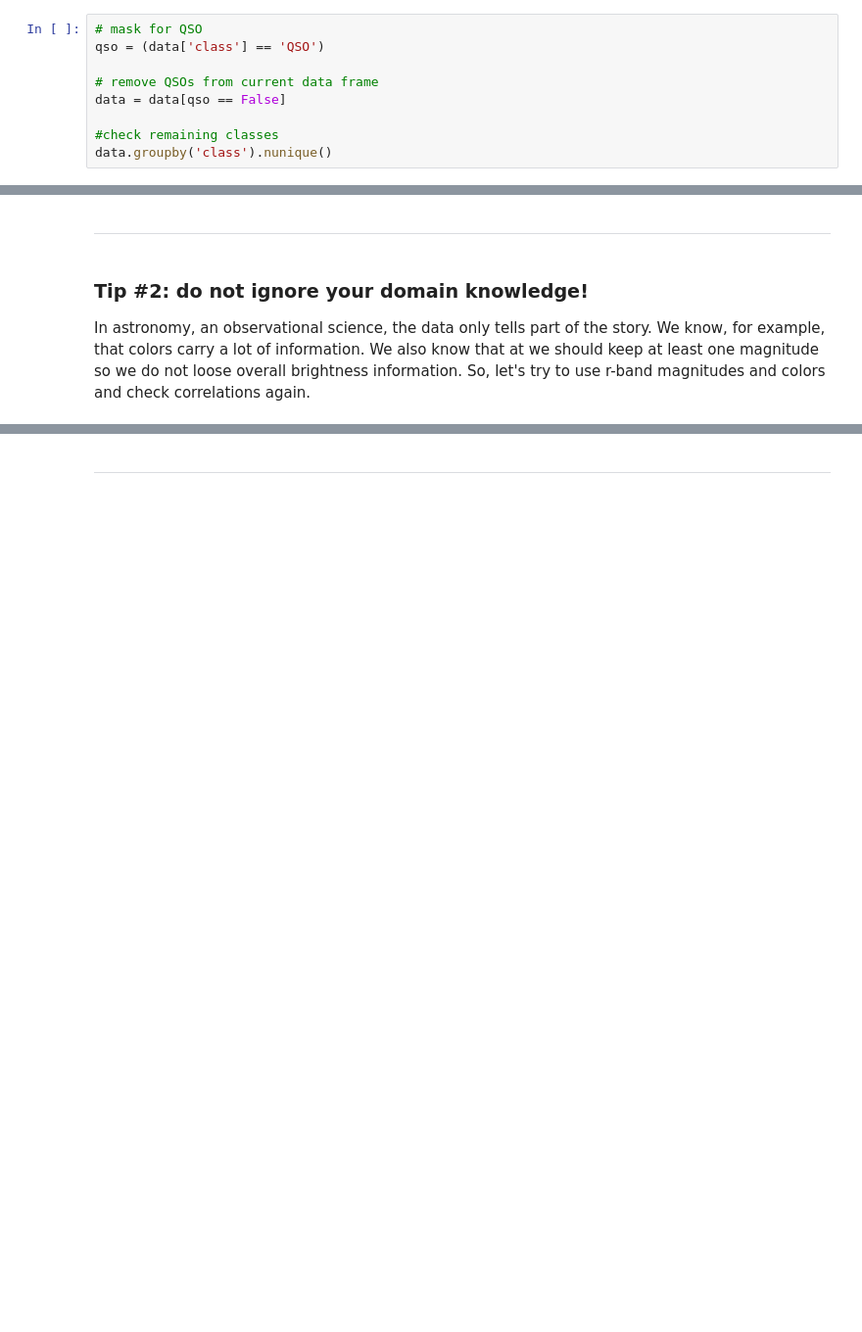
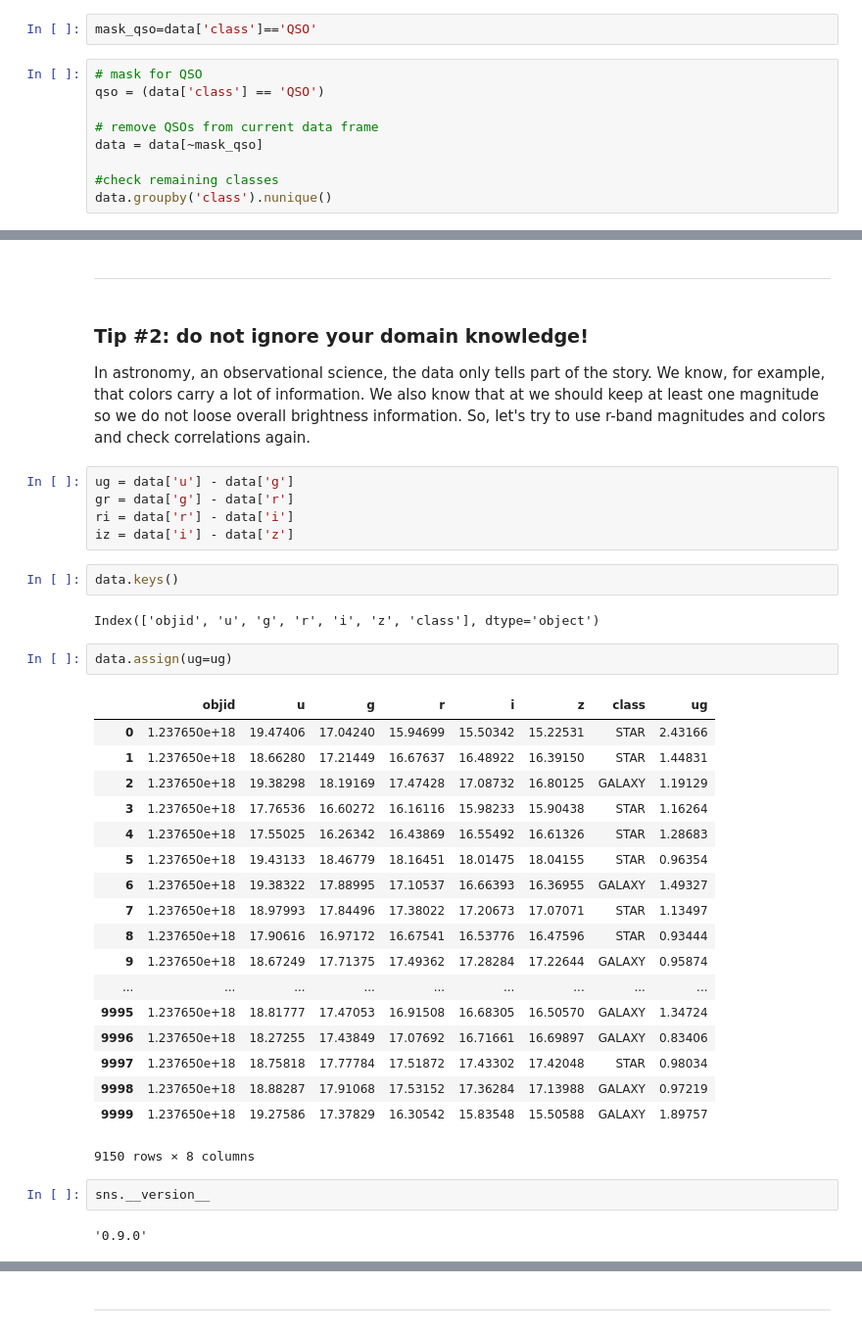
Before and after one commit to MLatCezeaux/ML101, a Jupyter notebook: notebooks/answers/EDA_SDSS_answers.ipynb, the cells around one changed output, grey strips where cells are left out. Shown at 98% size. Drawn from its saved outputs; the diff is of its cells as text; blank space fills up the shorter version.

```diff
--- a/notebooks/answers/EDA_SDSS_answers.ipynb
+++ b/notebooks/answers/EDA_SDSS_answers.ipynb
@@ -93,9 +127,11 @@ data.groupby('class').nunique()
+# %%
+mask_qso=data['class']=='QSO'
 # %%
 # mask for QSO
 qso = (data['class'] == 'QSO')
 
 # remove QSOs from current data frame
-data = data[qso == False]
+data = data[~mask_qso]
 
 #check remaining classes
 data.groupby('class').nunique()
@@ -111,5 +147,39 @@ data.groupby('class').nunique()
 
 In astronomy, an observational science, the data only tells part of the story.
 We know, for example, that colors carry a lot of information. We also know that at we should keep at least one magnitude so we do not loose overall brightness information.  So, let's try to use r-band magnitudes and colors  and check correlations again.
+# %%
+ug = data['u'] - data['g']
+gr = data['g'] - data['r']
+ri = data['r'] - data['i']
+iz = data['i'] - data['z']
+# %%
+data.keys()
+# %% [output]
+Index(['objid', 'u', 'g', 'r', 'i', 'z', 'class'], dtype='object')
+# %%
+data.assign(ug=ug)
+# %% [output]
+|  | objid | u | g | r | i | z | class | ug |
+| 0 | 1.237650e+18 | 19.47406 | 17.04240 | 15.94699 | 15.50342 | 15.22531 | STAR | 2.43166 |
+| 1 | 1.237650e+18 | 18.66280 | 17.21449 | 16.67637 | 16.48922 | 16.39150 | STAR | 1.44831 |
+| 2 | 1.237650e+18 | 19.38298 | 18.19169 | 17.47428 | 17.08732 | 16.80125 | GALAXY | 1.19129 |
+| 3 | 1.237650e+18 | 17.76536 | 16.60272 | 16.16116 | 15.98233 | 15.90438 | STAR | 1.16264 |
+| 4 | 1.237650e+18 | 17.55025 | 16.26342 | 16.43869 | 16.55492 | 16.61326 | STAR | 1.28683 |
+| 5 | 1.237650e+18 | 19.43133 | 18.46779 | 18.16451 | 18.01475 | 18.04155 | STAR | 0.96354 |
+| 6 | 1.237650e+18 | 19.38322 | 17.88995 | 17.10537 | 16.66393 | 16.36955 | GALAXY | 1.49327 |
+| 7 | 1.237650e+18 | 18.97993 | 17.84496 | 17.38022 | 17.20673 | 17.07071 | STAR | 1.13497 |
+| 8 | 1.237650e+18 | 17.90616 | 16.97172 | 16.67541 | 16.53776 | 16.47596 | STAR | 0.93444 |
+| 9 | 1.237650e+18 | 18.67249 | 17.71375 | 17.49362 | 17.28284 | 17.22644 | GALAXY | 0.95874 |
+| ... | ... | ... | ... | ... | ... | ... | ... | ... |
+| 9995 | 1.237650e+18 | 18.81777 | 17.47053 | 16.91508 | 16.68305 | 16.50570 | GALAXY | 1.34724 |
+| 9996 | 1.237650e+18 | 18.27255 | 17.43849 | 17.07692 | 16.71661 | 16.69897 | GALAXY | 0.83406 |
+| 9997 | 1.237650e+18 | 18.75818 | 17.77784 | 17.51872 | 17.43302 | 17.42048 | STAR | 0.98034 |
+| 9998 | 1.237650e+18 | 18.88287 | 17.91068 | 17.53152 | 17.36284 | 17.13988 | GALAXY | 0.97219 |
+| 9999 | 1.237650e+18 | 19.27586 | 17.37829 | 16.30542 | 15.83548 | 15.50588 | GALAXY | 1.89757 |
+9150 rows × 8 columns
+# %%
+sns.__version__
+# %% [output]
+'0.9.0'
 # %%
 # add color to data frame
```
Also changed, not shown: parts of 8 cells of this notebook.
